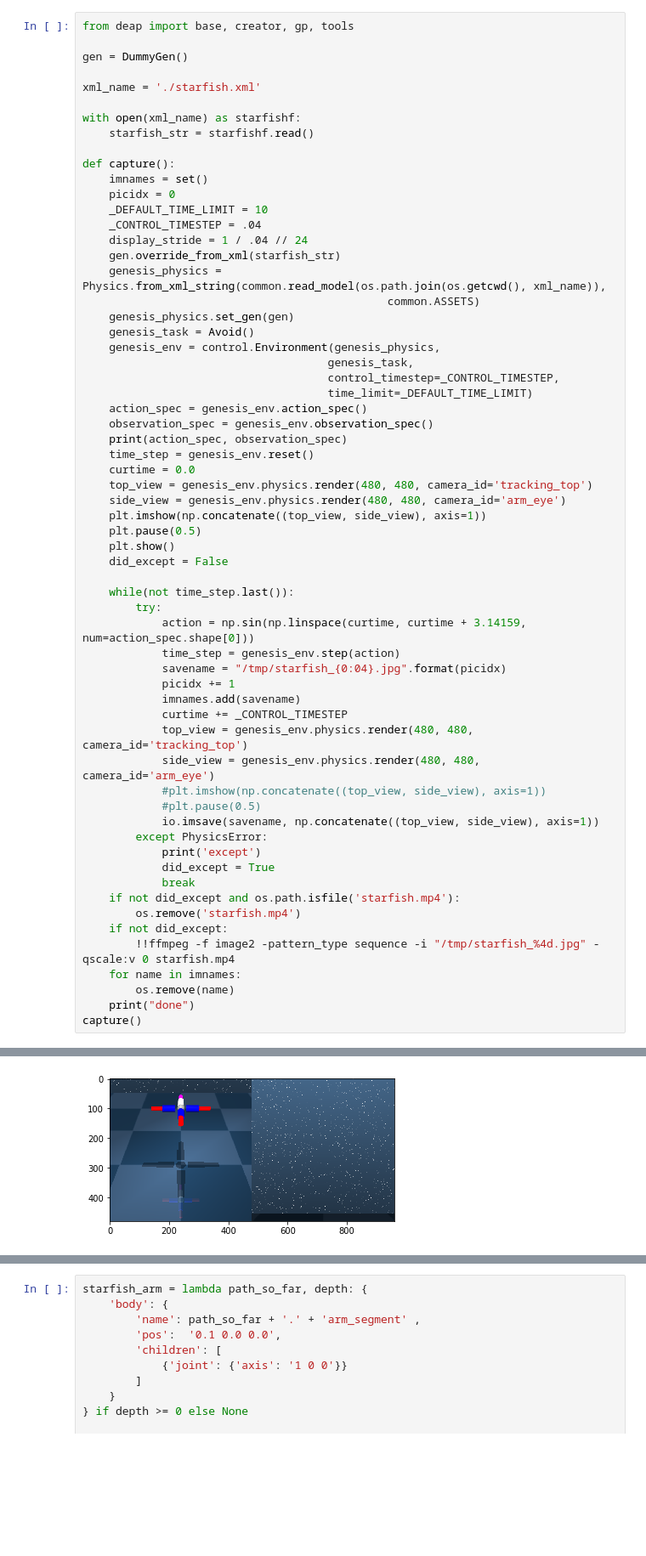
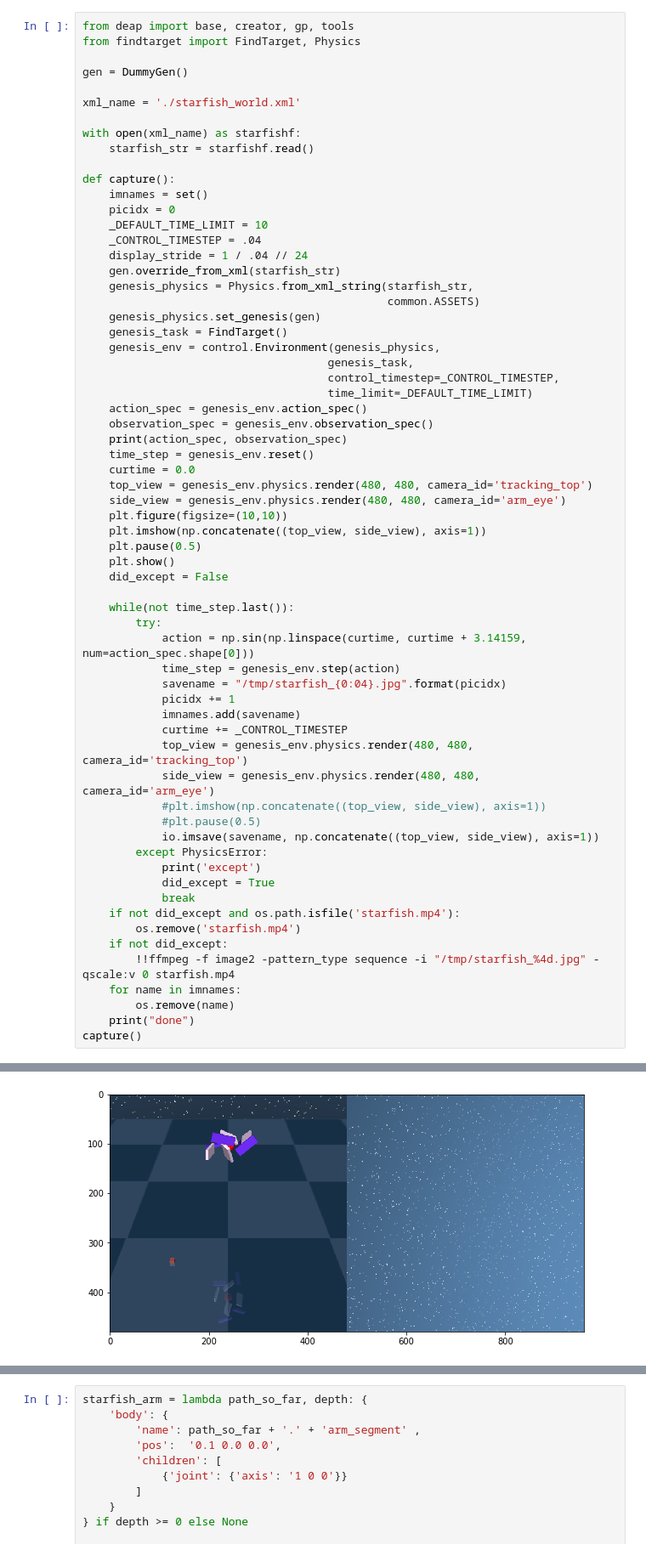
Before and after one commit to heximhotep/pictogram_agents, a Jupyter notebook: starfish_sandbox.ipynb, the cells around one changed output, grey strips where cells are left out. Shown at 85% size. Saved outputs shown, nothing was run; the diff lists cells and outputs as text; blank space fills up the shorter version.

Commit message:
updating starfish

```diff
--- a/starfish_sandbox.ipynb
+++ b/starfish_sandbox.ipynb
@@ -30,9 +150,10 @@ class DummyGen(Genesis):
 # %%
 from deap import base, creator, gp, tools
+from findtarget import FindTarget, Physics
 
 gen = DummyGen()
 
-xml_name = './starfish.xml'
+xml_name = './starfish_world.xml'
 
 with open(xml_name) as starfishf:
     starfish_str = starfishf.read()
@@ -44,10 +165,10 @@ def capture():
     _CONTROL_TIMESTEP = .04
     display_stride = 1 / .04 // 24
     gen.override_from_xml(starfish_str)
-    genesis_physics = Physics.from_xml_string(common.read_model(os.path.join(os.getcwd(), xml_name)),
+    genesis_physics = Physics.from_xml_string(starfish_str,
                                               common.ASSETS)
-    genesis_physics.set_gen(gen)
-    genesis_task = Avoid()
+    genesis_physics.set_genesis(gen)
+    genesis_task = FindTarget()
     genesis_env = control.Environment(genesis_physics,
                                      genesis_task,
                                      control_timestep=_CONTROL_TIMESTEP,
@@ -59,6 +180,7 @@ def capture():
     curtime = 0.0
     top_view = genesis_env.physics.render(480, 480, camera_id='tracking_top')
     side_view = genesis_env.physics.render(480, 480, camera_id='arm_eye')
+    plt.figure(figsize=(10,10))
     plt.imshow(np.concatenate((top_view, side_view), axis=1))
     plt.pause(0.5)
     plt.show()
@@ -95,4 +216,4 @@ BoundedArraySpec(shape=(24,), dtype=dtype('float64'), name=None, minimum=[-1. -1
-[figure, old version]
+[figure, new version]
 done
 # %%
 starfish_arm = lambda path_so_far, depth: {
```
Also changed, not shown: parts of 4 cells of this notebook, 18 other files.
